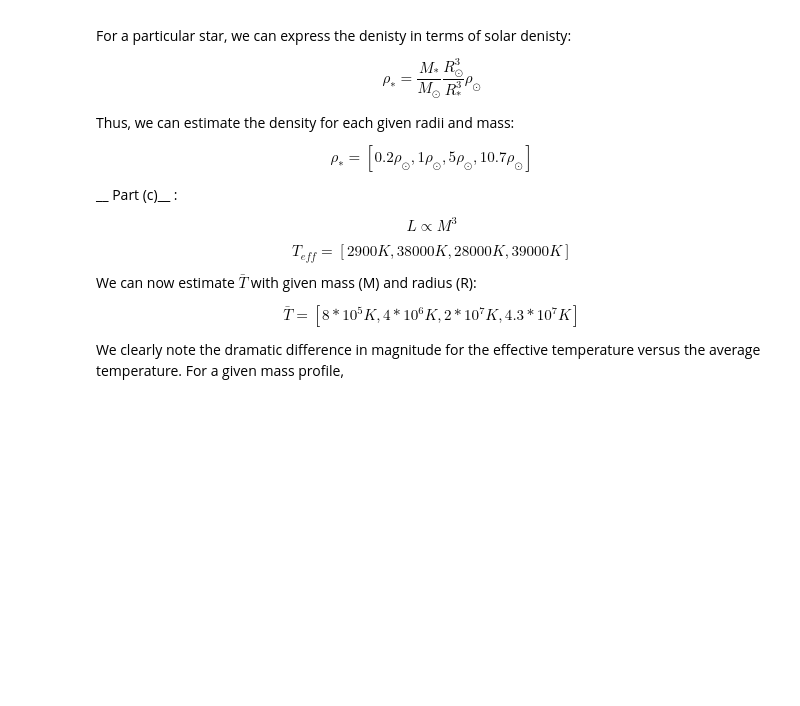
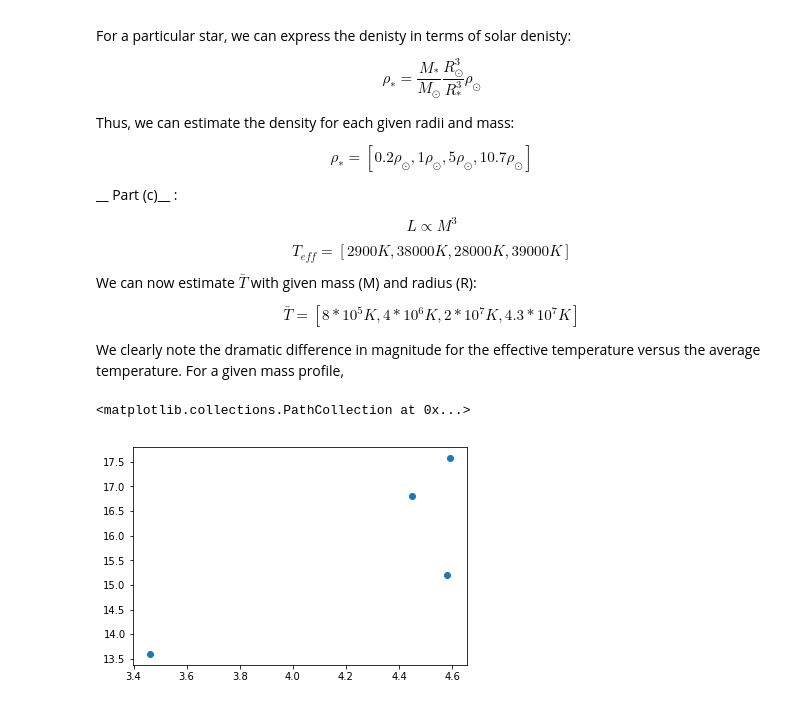
Before and after one commit to AndyTza/modern_astro, a Jupyter notebook: Modern Stellar Astrophysics Homework 1 Solutions.ipynb, the cells around one changed output. Cells and saved outputs as stored; diff of their text form; code cells hidden in the pictures; blank space fills up the shorter version.

```diff
--- a/Modern Stellar Astrophysics Homework 1 Solutions.ipynb
+++ b/Modern Stellar Astrophysics Homework 1 Solutions.ipynb
@@ -385,3 +388,8 @@ We clearly note the dramatic difference in magnitude for the effective temperatu
+# %%
+plt.scatter(np.log10(rho_data), np.log(T_data))
+# %% [output]
+<matplotlib.collections.PathCollection at 0x...>
+[figure, added]
 # %%
 def ave_den(mass, radius):
     """
```
Also changed, not shown: parts of 3 cells of this notebook.
